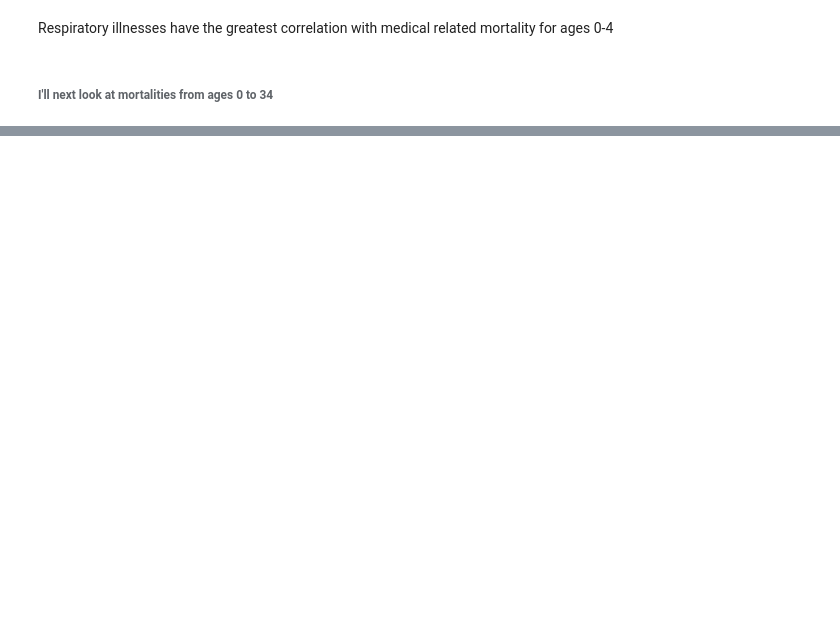
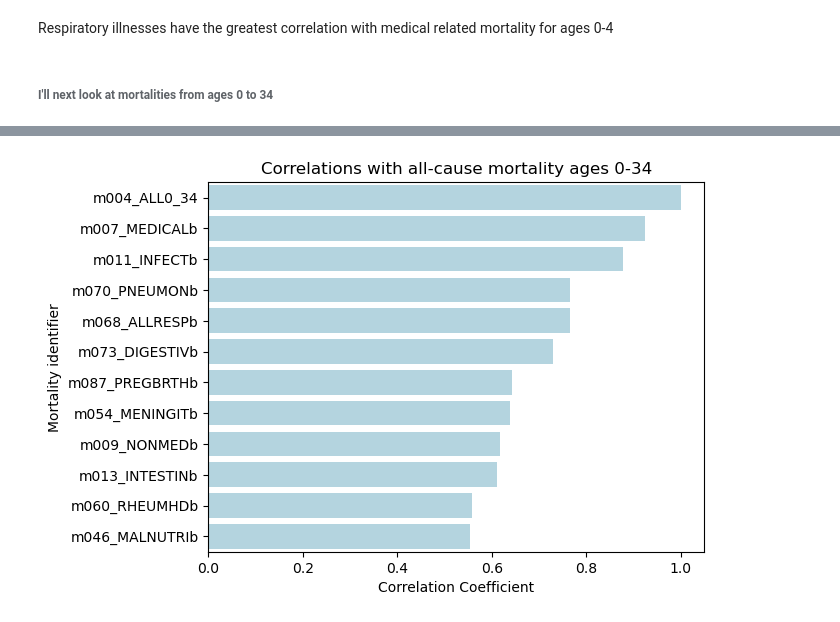
Before and after one commit to colbytse/community_health_project, a Jupyter notebook: will.ipynb, the cells around one changed output, grey strips where cells are left out. Saved outputs shown, nothing was run; the diff lists cells and outputs as text; code cells hidden in the pictures; blank space fills up the shorter version.

```diff
--- a/will.ipynb
+++ b/will.ipynb
@@ -651,0 +671,11 @@ m0_4a
+# %%
+m0_34_corr = ch89m.loc[:,m0_34.index].corr()['m004_ALL0_34'].sort_values(ascending = False)[0:12]
+# %%
+plot_medical = ch89m.loc[:,m0_34_corr.index].corr()\
+['m004_ALL0_34'].abs().sort_values(ascending = False)[0:20]
+sns.barplot(x = plot_medical.values, y = plot_medical.index, color = 'lightblue').set(
+title = 'Correlations with all-cause mortality ages 0-34',
+xlabel = 'Correlation Coefficient',
+ylabel = 'Mortality identifier');
+# %% [output]
+[figure, added]
```
Also changed, not shown: parts of 24 cells of this notebook.
